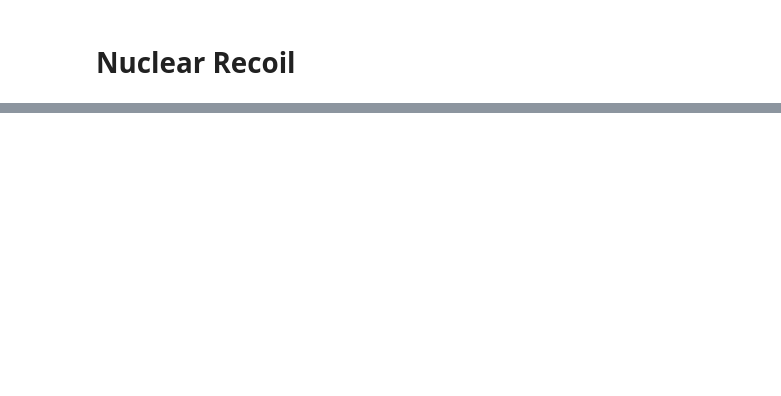
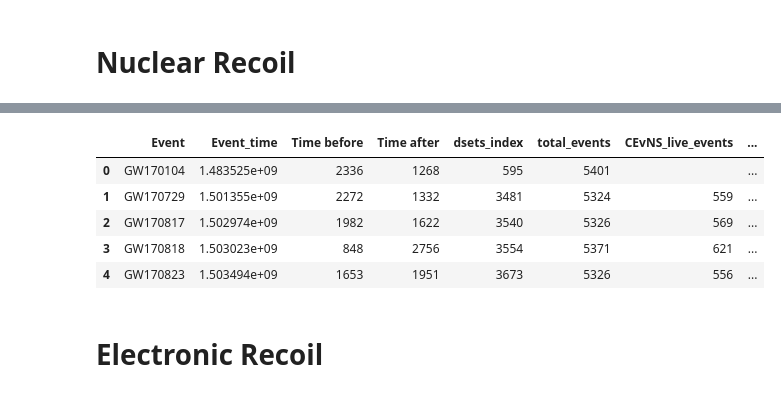
Before and after one commit to XENON1T/Gravitational-Waves, a Jupyter notebook: livetime.ipynb, the cells around one changed output, grey strips where cells are left out. Saved outputs shown, nothing was run; the diff lists cells and outputs as text; code cells hidden in the pictures; blank space fills up the shorter version.

```diff
--- a/livetime.ipynb
+++ b/livetime.ipynb
@@ -449,0 +473,13 @@ Data
+# %%
+NR_acceptance = Data['NR_live_events']/Data['total_events']
+Data['NR_livetime'] = 1000*NR_acceptance
+Data
+# %% [output]
+|  | Event | Event_time | Time before | Time after | dsets_index | total_events | CEvNS_live_events | ... |
+| 0 | GW170104 | 1.483525e+09 | 2336 | 1268 | 595 | 5401 |  | ... |
+| 1 | GW170729 | 1.501355e+09 | 2272 | 1332 | 3481 | 5324 | 559 | ... |
+| 2 | GW170817 | 1.502974e+09 | 1982 | 1622 | 3540 | 5326 | 569 | ... |
+| 3 | GW170818 | 1.503023e+09 | 848 | 2756 | 3554 | 5371 | 621 | ... |
+| 4 | GW170823 | 1.503494e+09 | 1653 | 1951 | 3673 | 5326 | 556 | ... |
+# %% [markdown]
+# Electronic Recoil
```
Also changed, not shown: parts of 67 cells of this notebook.
